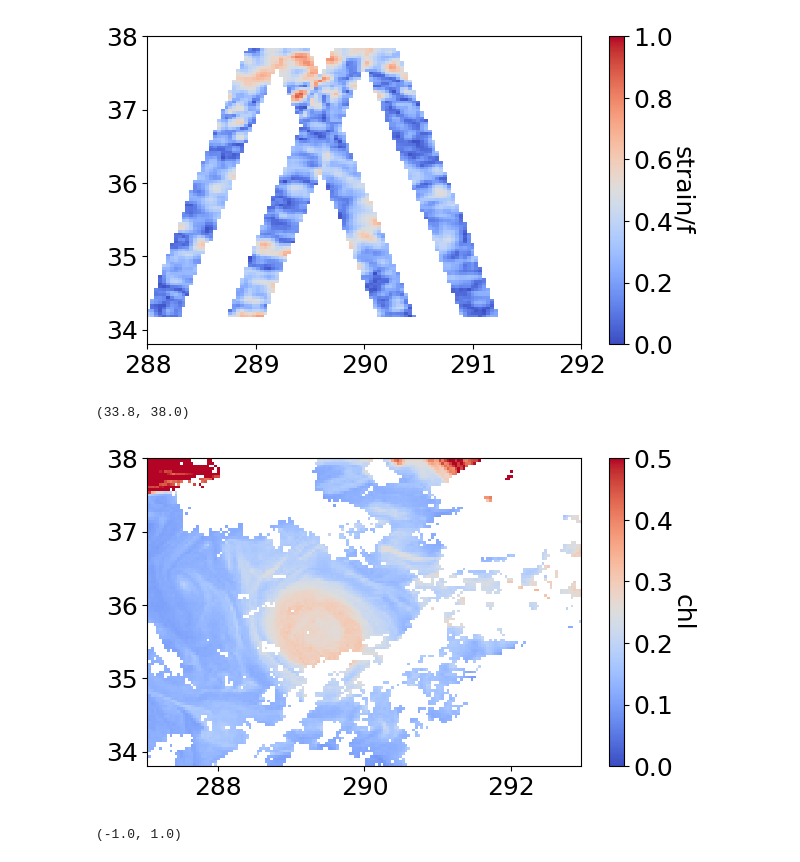
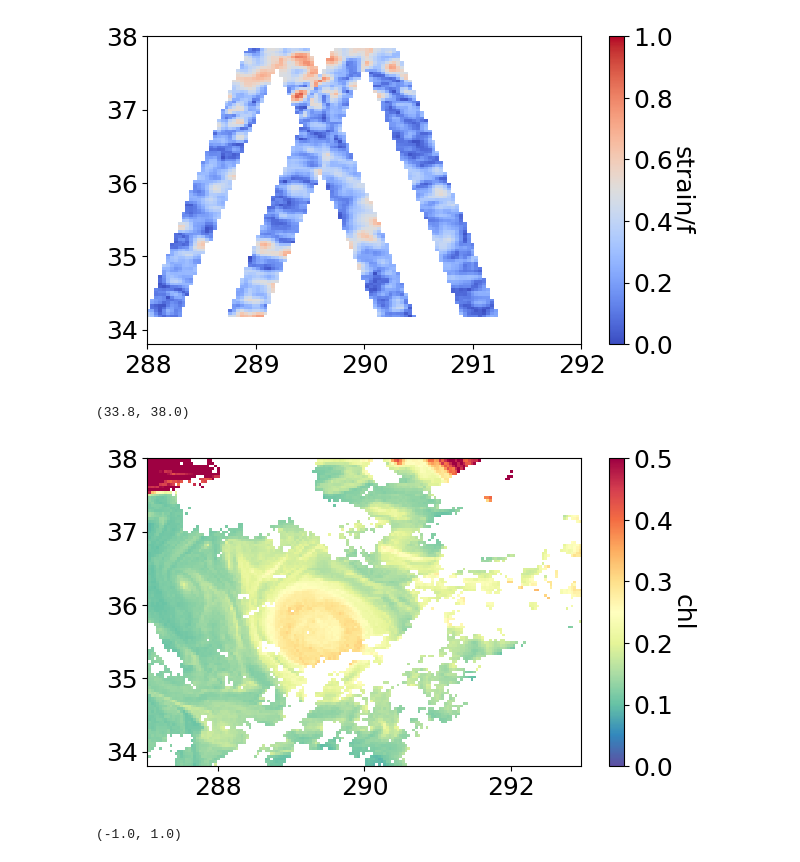
Before and after one commit to mcornec/GO-SWACE, a Jupyter notebook: compute_vorticity_strain.ipynb, the cells around one changed output. Drawn from its saved outputs; the diff is of its cells as text; code cells hidden in the pictures.

```diff
--- a/compute_vorticity_strain.ipynb
+++ b/compute_vorticity_strain.ipynb
@@ -381,15 +381,15 @@ newpico=griddata((lon.values.ravel()+360,lat.values.ravel()),pico.values.ravel()
 newsyn=griddata((lon.values.ravel()+360,lat.values.ravel()),syn.values.ravel(),(grid_x,grid_y), method='linear')
 # %%
 fig,ax=plt.subplots(figsize=(7,4))
-plot = ax.pcolormesh(grid_x,grid_y,newchl, shading='auto',cmap='coolwarm',vmin=0,vmax=0.5)  # 'shading' option can adjust how cells are rendered
+plot = ax.pcolormesh(grid_x,grid_y,newchl, shading='auto',cmap='Spectral_r',vmin=0,vmax=0.5)  # 'shading' option can adjust how cells are rendered
 cbar = plt.colorbar(plot,ax=ax)
 cbar.set_label('chl', rotation=270, labelpad=15)
 ax.axis('equal')
 ax.set_xlim([288,292])
 ax.set_ylim([33.8,38])
 # %% [output]
 (33.8, 38.0)
-[figure, old version]
+[figure, new version]
 # %%
 fig = plt.figure()
 ax = plt.axes()
```
